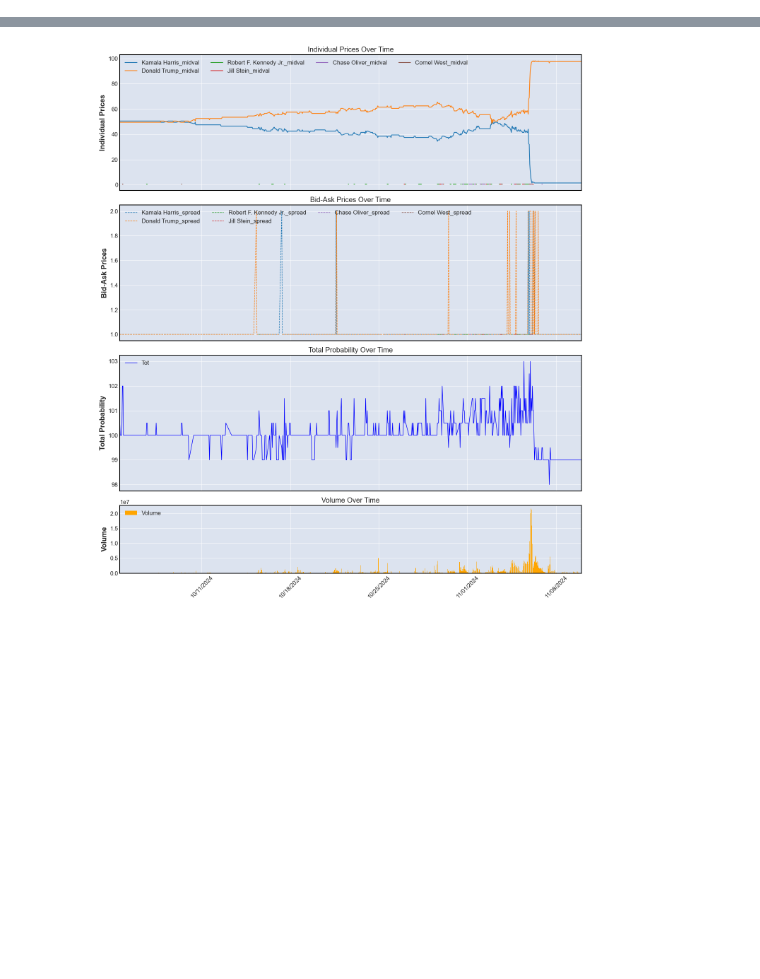
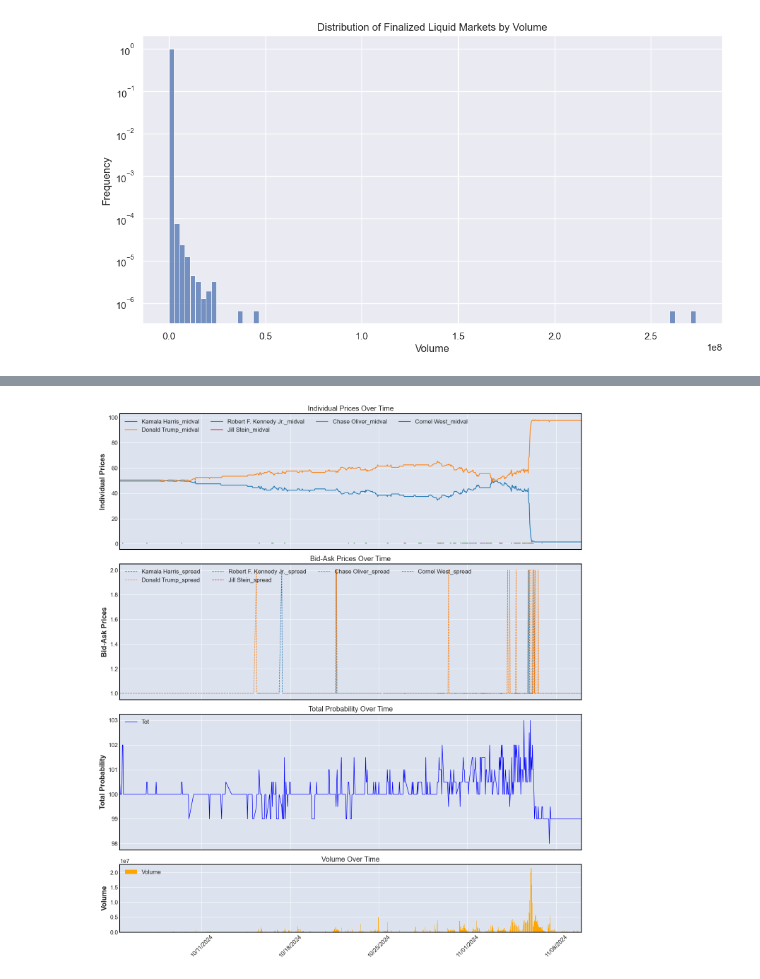
Before and after one commit to NiccoloComati/pjts, a Jupyter notebook: 10. Kalshi/main.ipynb, the cells around one changed output, grey strips where cells are left out. Drawn from its saved outputs; the diff is of its cells as text; code cells hidden in the pictures; blank space fills up the shorter version.

```diff
--- a/10. Kalshi/main.ipynb
+++ b/10. Kalshi/main.ipynb
@@ -12,6 +12,13 @@ import pandas as pd
 import matplotlib.pyplot as plt
 import matplotlib.dates as mdates
 import numpy as np
+import pandas as pd
+from datetime import datetime
+import mplfinance as mpf
+import seaborn as sns
+import mplfinance as mpf
+
+sns.set_theme(style="darkgrid")
 # %%
 def parse_timestamp(ts):
     """Convert MM/DD/YYYY [HH:MM:SS] to Unix timestamp (int)."""
@@ -773,3 +790,13 @@ fin_liquid_markets
+# %%
+plt.figure(figsize=(12, 6))
+sns.histplot(data=markets_df, x='volume', bins=100, kde=False, stat='proportion')
+plt.title('Distribution of Finalized Liquid Markets by Volume')
+plt.xlabel('Volume')
+plt.ylabel('Frequency')
+plt.yscale('log')
+plt.show()
+# %% [output]
+[figure, added]
 # %%
 # markets_df['open_time'] = pd.to_datetime(markets_df['open_time'], format='mixed')
 # markets_df['close_time'] = pd.to_datetime(markets_df['close_time'], format='mixed')
```
Also changed, not shown: parts of 5 cells of this notebook, 2 other files.
